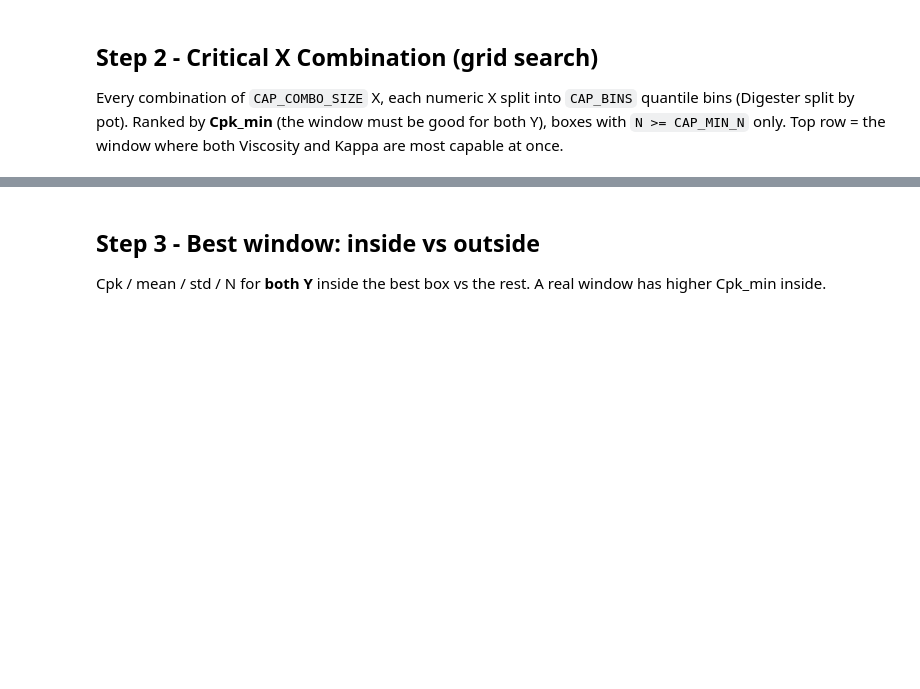
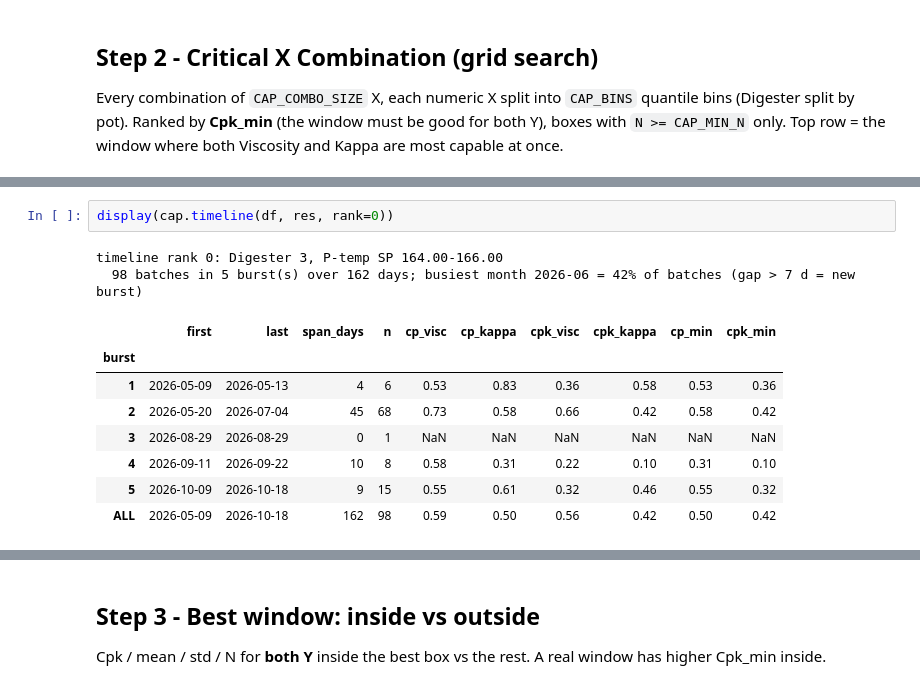
Before and after one commit to chinnput/dp-cooking-odl-analyzer, a Jupyter notebook: DP Cooking ODL Analyzer/XGboost_Model/03_operating_window.ipynb, the cells around one changed output, grey strips where cells are left out. Drawn from its saved outputs; the diff is of its cells as text; blank space fills up the shorter version.

```diff
--- a/DP Cooking ODL Analyzer/XGboost_Model/03_operating_window.ipynb
+++ b/DP Cooking ODL Analyzer/XGboost_Model/03_operating_window.ipynb
@@ -123,0 +141,13 @@ search: 76 boxes with N >= 15  (combo size 4, 4 bins/X, ranked by cpk_min)
+# %%
+display(cap.timeline(df, res, rank=0))
+# %% [output]
+timeline rank 0: Digester 3, P-temp SP 164.00-166.00
+  98 batches in 5 burst(s) over 162 days; busiest month 2026-06 = 42% of batches (gap > 7 d = new burst)
+|  | first | last | span_days | n | cp_visc | cp_kappa | cpk_visc | cpk_kappa | cp_min | cpk_min |
+| burst |  |  |  |  |  |  |  |  |  |  |
+| 1 | 2026-05-09 | 2026-05-13 | 4 | 6 | 0.53 | 0.83 | 0.36 | 0.58 | 0.53 | 0.36 |
+| 2 | 2026-05-20 | 2026-07-04 | 45 | 68 | 0.73 | 0.58 | 0.66 | 0.42 | 0.58 | 0.42 |
+| 3 | 2026-08-29 | 2026-08-29 | 0 | 1 | NaN | NaN | NaN | NaN | NaN | NaN |
+| 4 | 2026-09-11 | 2026-09-22 | 10 | 8 | 0.58 | 0.31 | 0.22 | 0.10 | 0.31 | 0.10 |
+| 5 | 2026-10-09 | 2026-10-18 | 9 | 15 | 0.55 | 0.61 | 0.32 | 0.46 | 0.55 | 0.32 |
+| ALL | 2026-05-09 | 2026-10-18 | 162 | 98 | 0.59 | 0.50 | 0.56 | 0.42 | 0.50 | 0.42 |
```
Also changed, not shown: parts of 10 cells of this notebook, 6 other files.
